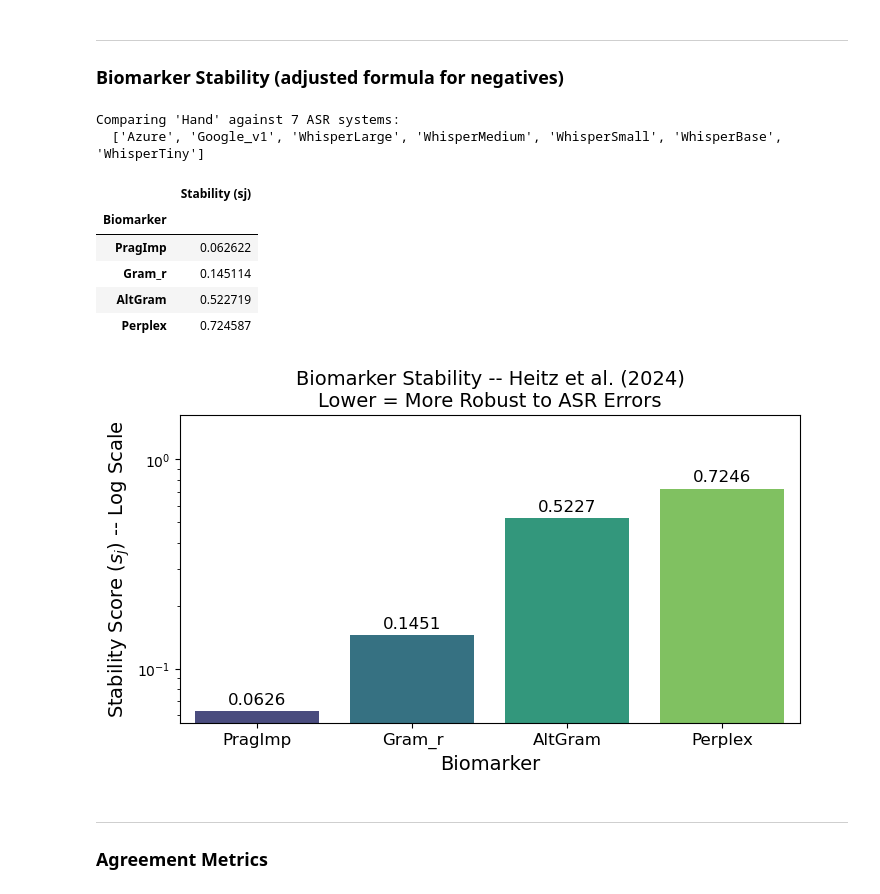
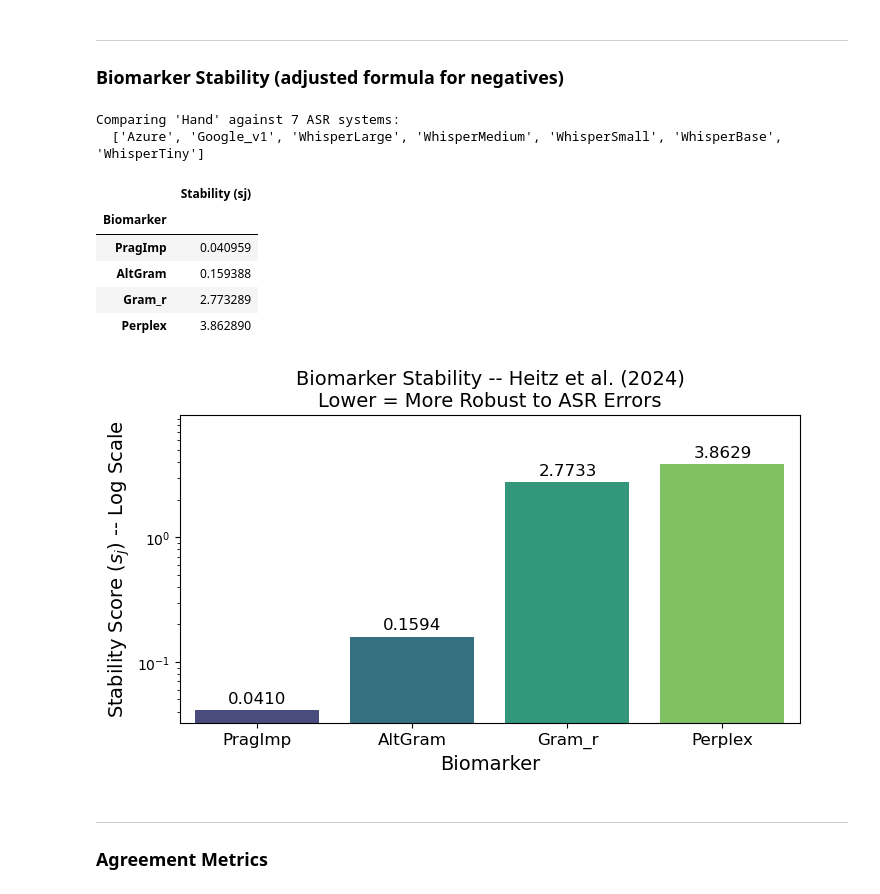
Before and after one commit to amurphy99/asr-cognitive-biomarkers, a Jupyter notebook: notebooks/compare_asr_v1.ipynb, the cells around one changed output. Drawn from its saved outputs; the diff is of its cells as text; code cells hidden in the pictures.

```diff
--- a/notebooks/compare_asr_v1.ipynb
+++ b/notebooks/compare_asr_v1.ipynb
@@ -901,29 +901,30 @@ plot_heatmap_and_boxplots(
 # %%
 # Calculations
 stability_df = calculate_feature_stability(
     df         = res_renamed,
     biomarkers = BIOMARKER_COLS,
     manual_id  = "Hand",         # Reference transcript source
+    mode       = 1,
 )
 display(stability_df)
 
 # Plot
 plot_feature_stability(
     stability_df   = stability_df,
     title_size     = 14,
     axis_size      = 14,
     bar_label_size = 12,
 )
 # %% [output]
 Comparing 'Hand' against 7 ASR systems:
   ['Azure', 'Google_v1', 'WhisperLarge', 'WhisperMedium', 'WhisperSmall', 'WhisperBase', 'WhisperTiny']
 |  | Stability (sj) |
 | Biomarker |  |
-| PragImp | 0.062622 |
-| Gram_r | 0.145114 |
-| AltGram | 0.522719 |
-| Perplex | 0.724587 |
+| PragImp | 0.040959 |
+| AltGram | 0.159388 |
+| Gram_r | 2.773289 |
+| Perplex | 3.862890 |
-[figure, old version]
+[figure, new version]
 # %% [markdown]
 ---
 ### Agreement Metrics
```
Also changed, not shown: parts of 6 cells of this notebook, 2 other files.
